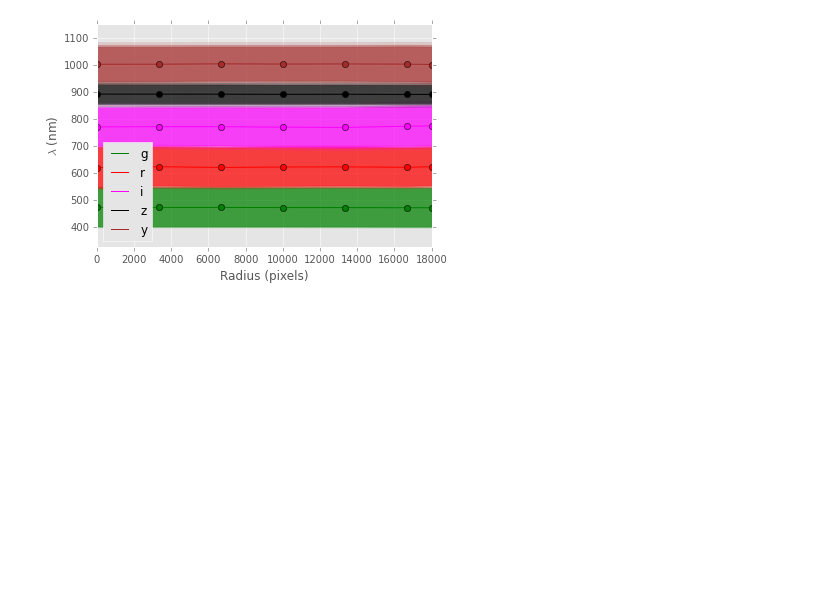
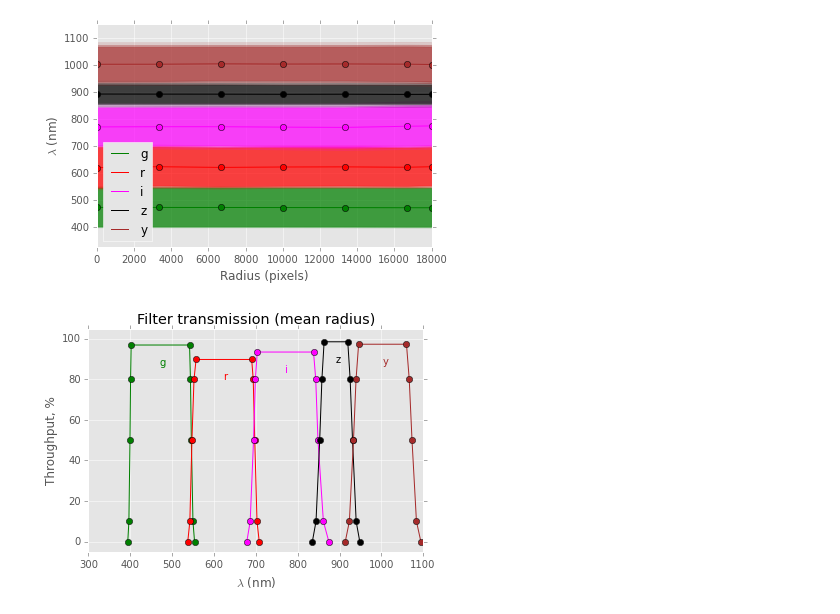
Before and after one commit to RobertLuptonTheGood/notebooks, a Jupyter notebook: HSC filters.ipynb, the cells around one changed output. Drawn from its saved outputs; the diff is of its cells as text; code cells hidden in the pictures; blank space fills up the shorter version.

Commit message:
Added throughput plot

```diff
--- a/HSC filters.ipynb
+++ b/HSC filters.ipynb
@@ -222,3 +263,7 @@ plotRadialFilterData("EW", filters="grizy", doSpline=True)
 plotRadialFilterData("lambda", filters="grizy")
 # %% [output]
 [figure]
+# %%
+plotFilterBandpass(filters="grizy")
+# %% [output]
+[figure, added]
```
Also changed, not shown: parts of 3 cells of this notebook.
